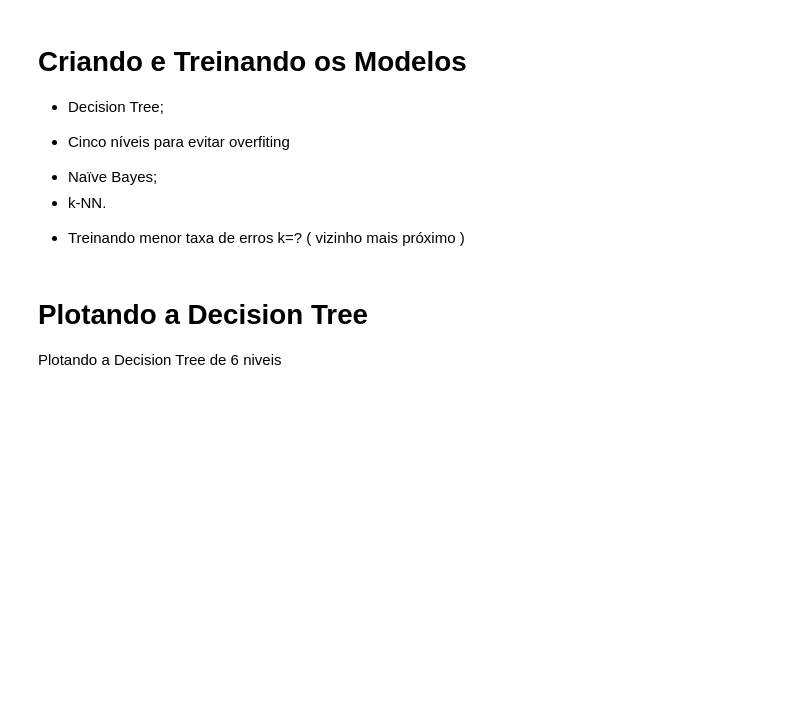
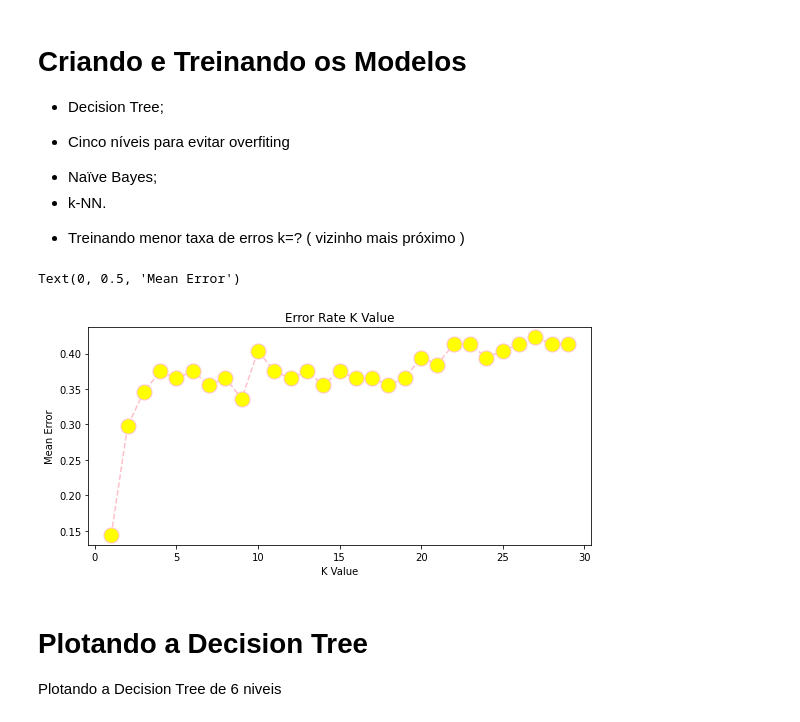
Before and after one commit to SamuelOliveira/Colab, a Jupyter notebook: FT084_2021S1_T2.ipynb, the cells around one changed output. Drawn from its saved outputs; the diff is of its cells as text; code cells hidden in the pictures; blank space fills up the shorter version.

```diff
--- a/FT084_2021S1_T2.ipynb
+++ b/FT084_2021S1_T2.ipynb
@@ -152,30 +156,33 @@ df_ts.to_csv('sample_data/bupa_test.csv')
 # %%
 decisionTree = DecisionTreeClassifier(criterion='entropy', max_depth=5)
 model_tree = decisionTree.fit(X_train, Y_train)
 
-neighbors = 10
+neighbors = 30
 
 error = []
 for i in range(1, neighbors):
     knn = KNeighborsClassifier(n_neighbors=i)
     knn.fit(X_train, Y_train)
     pred_i = knn.predict(X_test)
     error.append(np.mean(pred_i != Y_test))
 
 naive_bayes = GaussianNB()
 model_naive = naive_bayes.fit(X_train, Y_train)
 
 kNeighbors = KNeighborsClassifier(n_neighbors=neighbors)
 model_k_nn = kNeighbors.fit(X_train, Y_train)
 
 name_classes = model_tree.classes_
 
 # Plotando Taxa de Erros K
 plt.figure(figsize=(9, 4))
 plt.plot(range(1, neighbors), error, color='pink', linestyle='dashed', marker='o',markerfacecolor='yellow', markersize=15)
 plt.title('Error Rate K Value')
 plt.xlabel('K Value')
 plt.ylabel('Mean Error')
+# %% [output]
+Text(0, 0.5, 'Mean Error')
+[figure, added]
 # %% [markdown]
 # Plotando a Decision Tree
 
```
Also changed, not shown: parts of 7 cells of this notebook.
